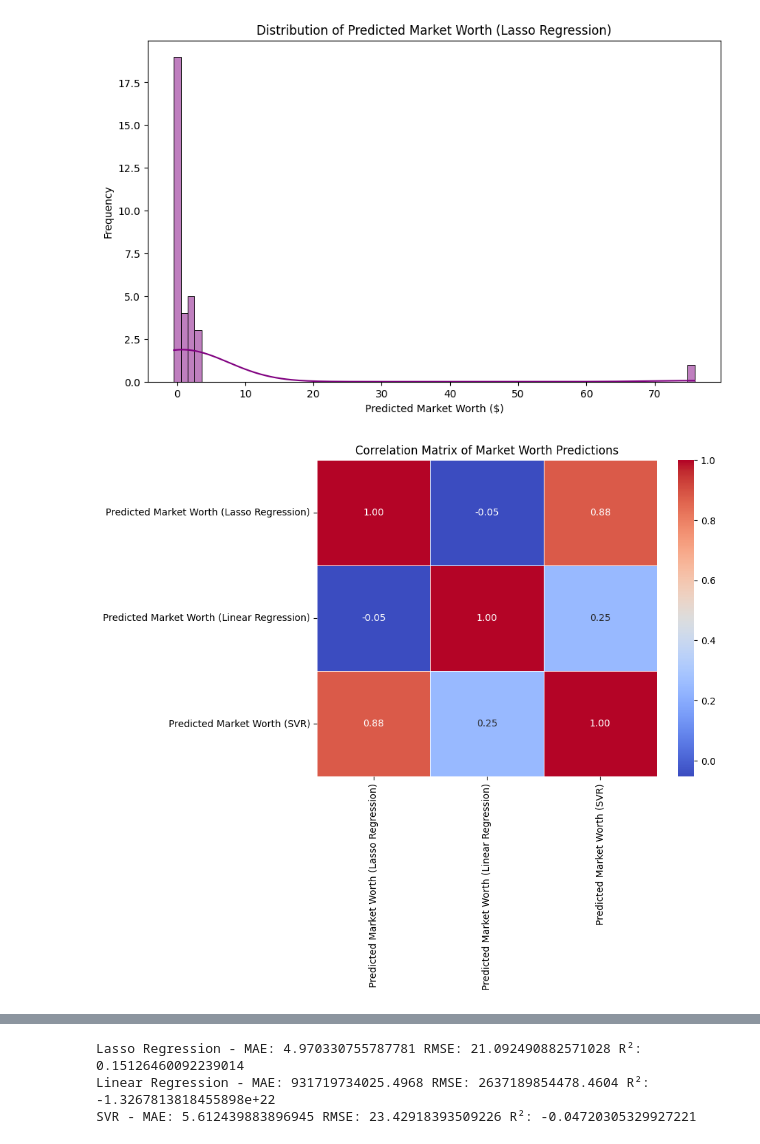
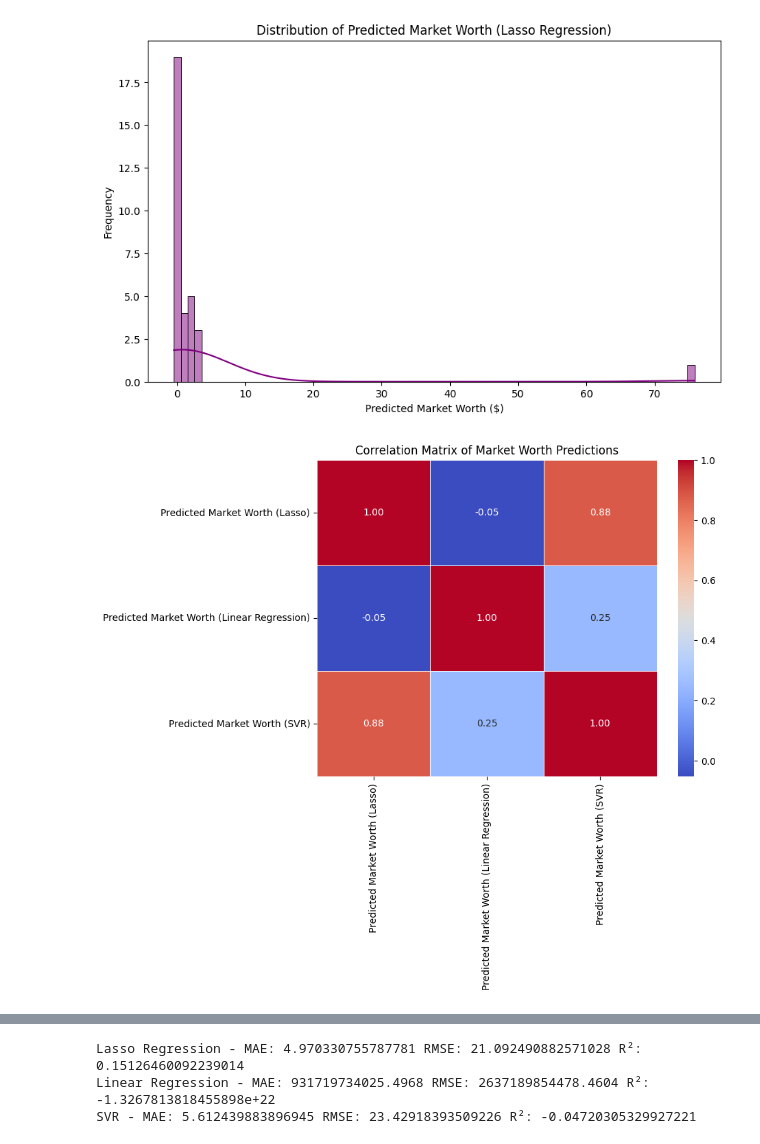
Before and after one commit to ifatmagamha/Predicting-Profitable-Startups, a Jupyter notebook: data_visualization/visualization.ipynb, the cells around one changed output, grey strips where cells are left out. Saved outputs shown, nothing was run; the diff lists cells and outputs as text; code cells hidden in the pictures.

```diff
--- a/data_visualization/visualization.ipynb
+++ b/data_visualization/visualization.ipynb
@@ -85,17 +85,17 @@ plt.show()
 [figure]
 # %%
 # Calculate the correlation matrix
-correlation_matrix = df_predictions[['Predicted Market Worth (Lasso Regression)',
+correlation_matrix = df_predictions[['Predicted Market Worth (Lasso)',
                                      'Predicted Market Worth (Linear Regression)',
                                      'Predicted Market Worth (SVR)']].corr()
 
 # Plot the heatmap
 plt.figure(figsize=(8, 6))
 sns.heatmap(correlation_matrix, annot=True, cmap='coolwarm', fmt='.2f', linewidths=0.5)
 plt.title("Correlation Matrix of Market Worth Predictions")
 plt.show()
 # %% [output]
-[figure, old version]
+[figure, new version]
 # %%
 # Get the top 5 and bottom 5 startups based on Lasso predictions
 top_5 = df_predictions.head(5)
```
Also changed, not shown: parts of 7 cells of this notebook, 4 other files.
